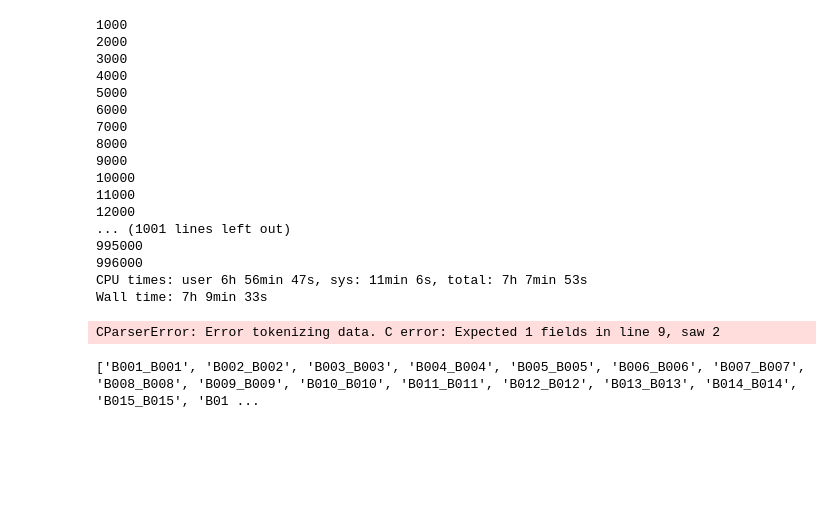
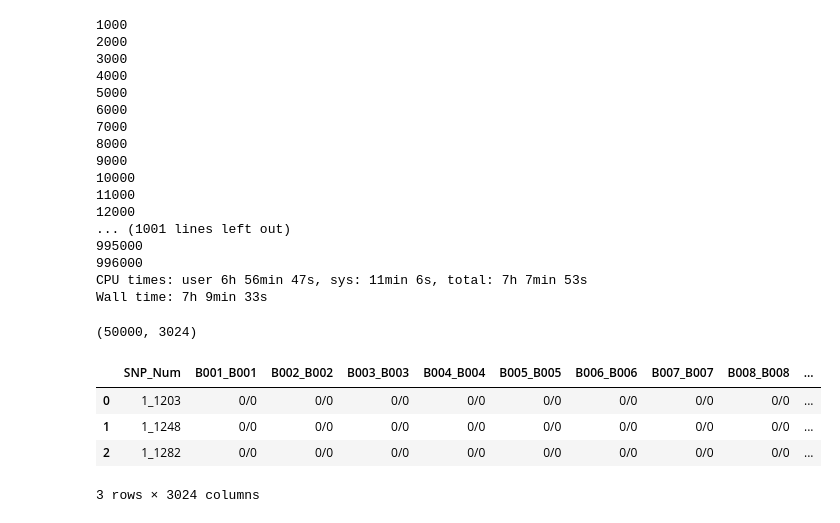
Before and after one commit to o0neil/Believe_The_Hype, a Jupyter notebook: WORK.ipynb, the cells around one changed output. Saved outputs shown, nothing was run; the diff lists cells and outputs as text; code cells hidden in the pictures; blank space fills up the shorter version.

```diff
--- a/WORK.ipynb
+++ b/WORK.ipynb
@@ -711,8 +719,8 @@ snpdf.to_csv('snps_final.csv')
 CPU times: user 6h 56min 47s, sys: 11min 6s, total: 7h 7min 53s
 Wall time: 7h 9min 33s
 # %%
-snpdf = pd.read_csv('SNP_Data.zip')
-snpdf.head()
+snpdf = pd.read_csv('SNP_Data/snps1.csv')
+snpdf.head(2)
 snpdf.shape
 # %% [output]
-CParserError: Error tokenizing data. C error: Expected 1 fields in line 9, saw 2
+(50000, 3024)
@@ -725,4 +727,10 @@ CParserError: Error tokenizing data. C error: Expected 1 fields in line 9, saw 2
-# %%
-print vcf_reader.samples
-# %% [output]
-['B001_B001', 'B002_B002', 'B003_B003', 'B004_B004', 'B005_B005', 'B006_B006', 'B007_B007', 'B008_B008', 'B009_B009', 'B010_B010', 'B011_B011', 'B012_B012', 'B013_B013', 'B014_B014', 'B015_B015', 'B01 ...
+# %%
+snpdf = snpdf.rename(columns = {'Unnamed: 0':'SNP_Num'})
+# %%
+snpdf.head(3)
+# %% [output]
+|  | SNP_Num | B001_B001 | B002_B002 | B003_B003 | B004_B004 | B005_B005 | B006_B006 | B007_B007 | B008_B008 | ... |
+| 0 | 1_1203 | 0/0 | 0/0 | 0/0 | 0/0 | 0/0 | 0/0 | 0/0 | 0/0 | ... |
+| 1 | 1_1248 | 0/0 | 0/0 | 0/0 | 0/0 | 0/0 | 0/0 | 0/0 | 0/0 | ... |
+| 2 | 1_1282 | 0/0 | 0/0 | 0/0 | 0/0 | 0/0 | 0/0 | 0/0 | 0/0 | ... |
+3 rows × 3024 columns
```
Also changed, not shown: parts of 36 cells of this notebook.
